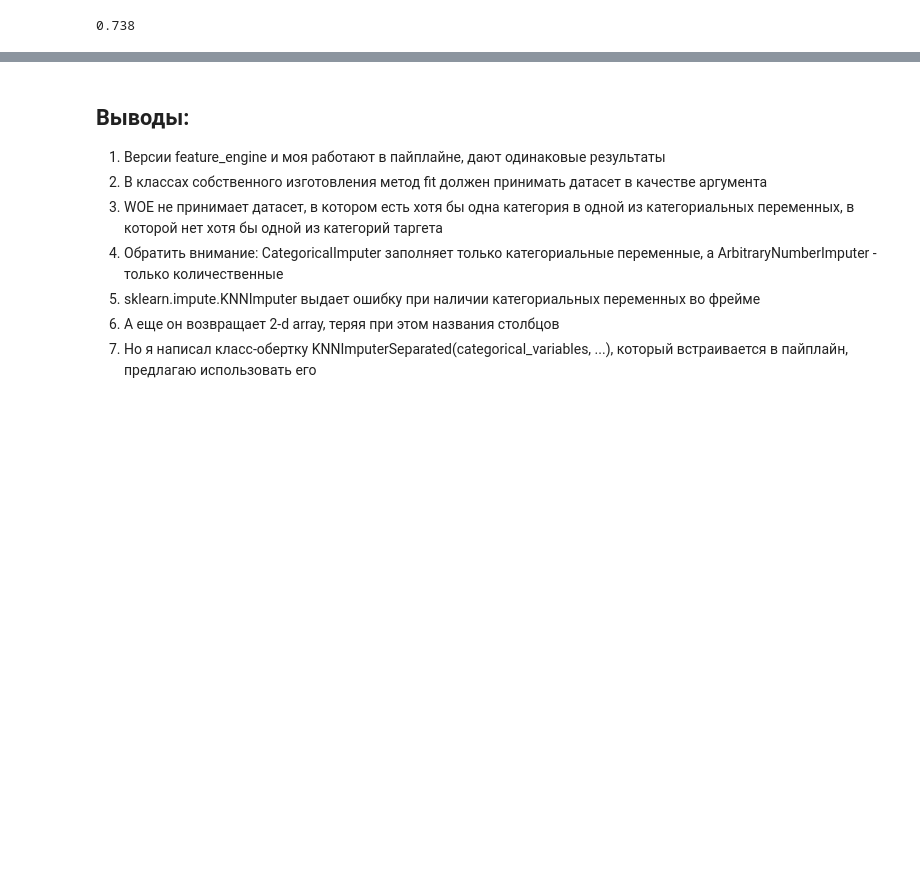
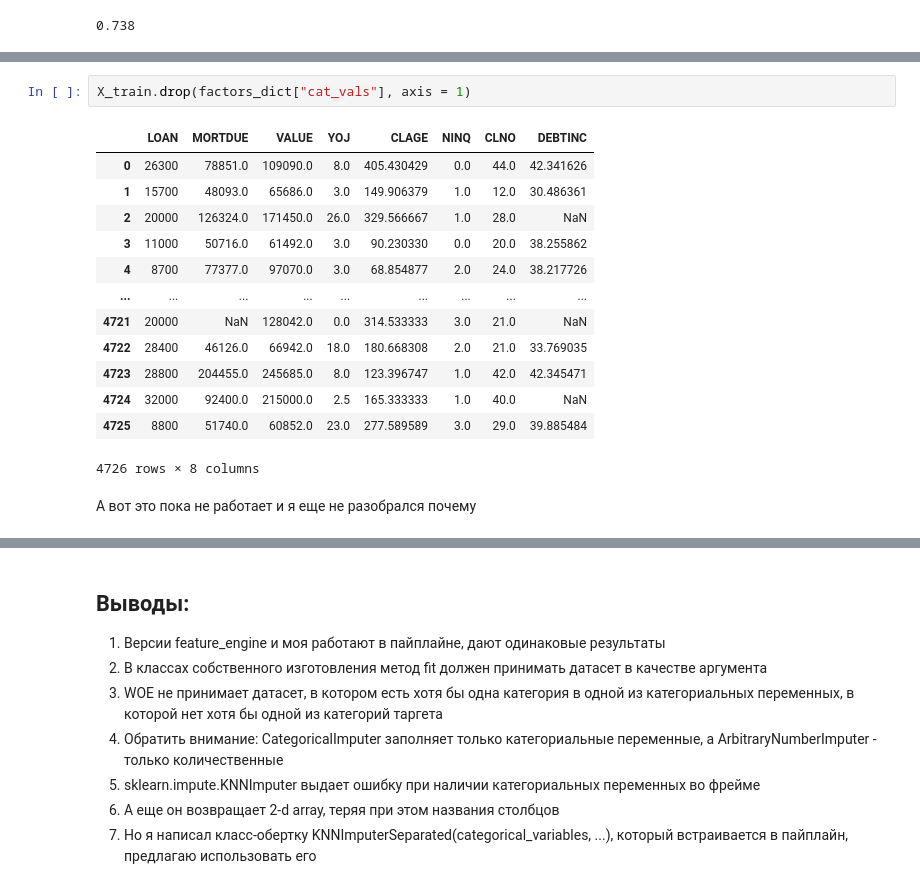
Before and after one commit to uasek/credit_scoring_project, a Jupyter notebook: scoring_model/missing_values.ipynb, the cells around one changed output, grey strips where cells are left out. Drawn from its saved outputs; the diff is of its cells as text; blank space fills up the shorter version.

```diff
--- a/scoring_model/missing_values.ipynb
+++ b/scoring_model/missing_values.ipynb
@@ -701,0 +811,18 @@ Gini: 0.738
+# %%
+X_train.drop(factors_dict["cat_vals"], axis = 1)
+# %% [output]
+|  | LOAN | MORTDUE | VALUE | YOJ | CLAGE | NINQ | CLNO | DEBTINC |
+| 0 | 26300 | 78851.0 | 109090.0 | 8.0 | 405.430429 | 0.0 | 44.0 | 42.341626 |
+| 1 | 15700 | 48093.0 | 65686.0 | 3.0 | 149.906379 | 1.0 | 12.0 | 30.486361 |
+| 2 | 20000 | 126324.0 | 171450.0 | 26.0 | 329.566667 | 1.0 | 28.0 | NaN |
+| 3 | 11000 | 50716.0 | 61492.0 | 3.0 | 90.230330 | 0.0 | 20.0 | 38.255862 |
+| 4 | 8700 | 77377.0 | 97070.0 | 3.0 | 68.854877 | 2.0 | 24.0 | 38.217726 |
+| ... | ... | ... | ... | ... | ... | ... | ... | ... |
+| 4721 | 20000 | NaN | 128042.0 | 0.0 | 314.533333 | 3.0 | 21.0 | NaN |
+| 4722 | 28400 | 46126.0 | 66942.0 | 18.0 | 180.668308 | 2.0 | 21.0 | 33.769035 |
+| 4723 | 28800 | 204455.0 | 245685.0 | 8.0 | 123.396747 | 1.0 | 42.0 | 42.345471 |
+| 4724 | 32000 | 92400.0 | 215000.0 | 2.5 | 165.333333 | 1.0 | 40.0 | NaN |
+| 4725 | 8800 | 51740.0 | 60852.0 | 23.0 | 277.589589 | 3.0 | 29.0 | 39.885484 |
+4726 rows × 8 columns
+# %% [markdown]
+А вот это пока не работает и я еще не разобрался почему
```
Also changed, not shown: parts of 20 cells of this notebook, 1 other file.
